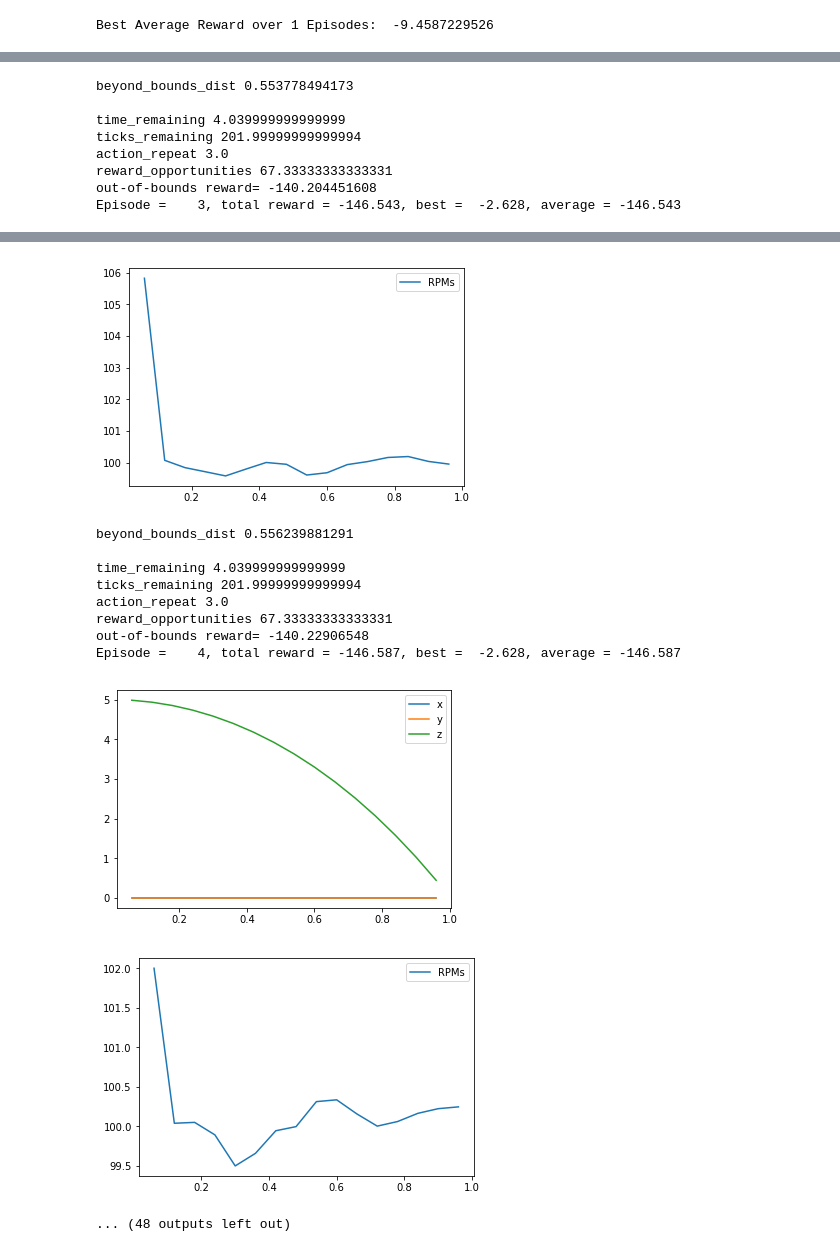
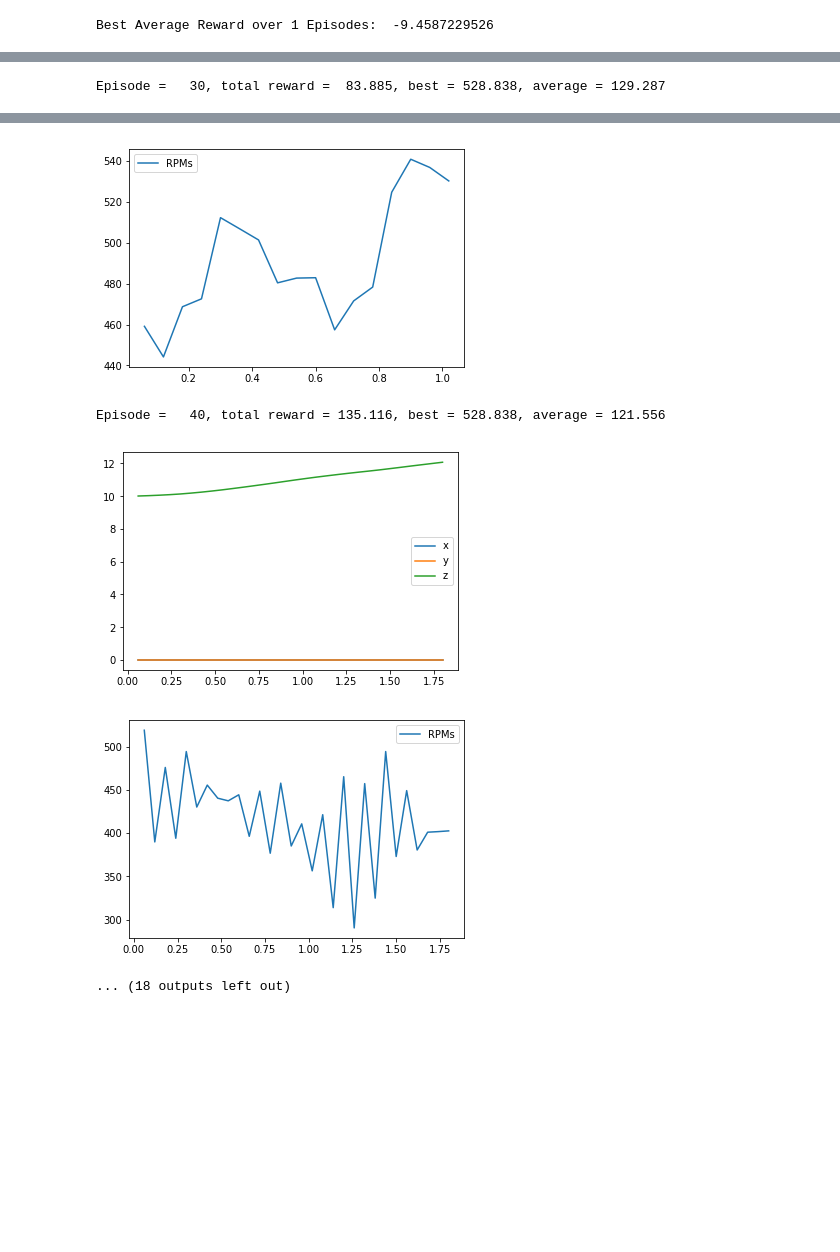
Before and after one commit to promptnpleasant/deep-learning, a Jupyter notebook: Quadcopter_Project.ipynb, the cells around one changed output, grey strips where cells are left out. Saved outputs shown, nothing was run; the diff lists cells and outputs as text; code cells hidden in the pictures; blank space fills up the shorter version.

Commit message:
hover linked rotors works well with agent with batch normalization hover full uses 4 rotors and does not work well yet

```diff
--- a/Quadcopter_Project.ipynb
+++ b/Quadcopter_Project.ipynb
@@ -244,6 +247,7 @@ plotSimulation([0,1,2], [2,3,4], [3,1,-1],[4,3.5,4])
 # %%
 import sys
 import pandas as pd
+import numpy as np
 from collections import deque
 
 def train(task, agent, num_episodes=400, plot_details_every = 20, record_average_every = 10):
@@ -281,17 +285,24 @@ def train(task, agent, num_episodes=400, plot_details_every = 20, record_average
                 print("\rEpisode = {:4d}, total reward = {:7.3f}, best = {:7.3f}, average = {:7.3f}".format(
                     i_episode, score, best_score, np.mean(tmp_scores)), end="")  # [debug]
                 break
+
+        #episode finished
+        if not agent.on_policy:
+            agent.learn()
         sys.stdout.flush()
+
         if i_episode % record_average_every == 0:
             scores.append(np.mean(tmp_scores))
 
         if (plot_details_every > 0 and i_episode % plot_details_every == 0):
             try:
                 plotSimulation(t,xyz[:,0],xyz[:,1],xyz[:,2],labels=('x','y','z'))
-                if len(rpms == 1):
+                if np.shape(rpms)[1] == 1:
                     plotSimulation(t,rpms[:,0], labels = ('RPMs',))
-                elif len(rpms) == 4:
+                elif np.shape(rpms)[1] == 4:
                     plotSimulation(t,rpms[:,0], rpms[:,1], rpms[:,2], rpms[:,3], labels = ('RPM0','RPM1','RPM2','RPM3'))
+                else:
+                    print('rpms', rpms)
 
             except Exception as e:
                 print('sometimes the plot fails. ', e)
@@ -359,15 +370,15 @@ Best Average Reward over 1 Episodes:  -9.4587229526
 # %%
-from agents.agent import DDPG_Agent
-from task_HoverLinkedRotors import task_HoverLinkedRotors
+from agents.agent2 import DDPG_Agent2
+from task_HoverLinkedRotors2 import task_HoverLinkedRotors2
 
-init_pose = np.array([0., 0., 5., 0., 0., 0.])
-target_pos = np.array([0., 0., 5.])
-task = task_HoverLinkedRotors(target_pos=target_pos, runtime= 5, init_pose=init_pose)
-task.action_low = 100
-task.action_high = 800
-agent = DDPG_Agent(task)
+init_pose = np.array([0., 0., 10., 0., 0., 0.])
+target_pos = np.array([0., 0., 10.])
+task = task_HoverLinkedRotors2(target_pos=target_pos, runtime= 10000, init_pose=init_pose)
+task.action_low = 300
+task.action_high = 500
+agent = DDPG_Agent2(task)
 #agent.
-#agent.dynamic_noise=True
+agent.dynamic_noise=True
 
-s2, e2, av2 = train(task, agent, num_episodes=20, plot_details_every=1, record_average_every=1)
+s2, e2, av2 = train(task, agent, num_episodes=100, plot_details_every=10, record_average_every=10)
 # %% [output]
@@ -387,8 +391 @@ Episode =    2, total reward = -146.114, best =  -2.628, average = -146.114
-beyond_bounds_dist 0.553778494173
-
-time_remaining 4.039999999999999
-ticks_remaining 201.99999999999994
-action_repeat 3.0
-reward_opportunities 67.33333333333331
-out-of-bounds reward= -140.204451608
-Episode =    3, total reward = -146.543, best =  -2.628, average = -146.543
+Episode =   30, total reward =  83.885, best = 528.838, average = 129.287
@@ -396,15 +393,8 @@ Episode =    3, total reward = -146.543, best =  -2.628, average = -146.543
-[figure, old version]
+[figure, new version]
-beyond_bounds_dist 0.556239881291
-
-time_remaining 4.039999999999999
-ticks_remaining 201.99999999999994
-action_repeat 3.0
-reward_opportunities 67.33333333333331
-out-of-bounds reward= -140.22906548
-Episode =    4, total reward = -146.587, best =  -2.628, average = -146.587
+Episode =   40, total reward = 135.116, best = 528.838, average = 121.556
-[figure, old version]
+[figure, new version]
-[figure, old version]
+[figure, new version]
-... (48 outputs left out)
+... (18 outputs left out)
 # %%
 graphResults(s2,e2,av2)
 # %% [output]
```
Also changed, not shown: parts of 13 cells of this notebook, 5 other files.
